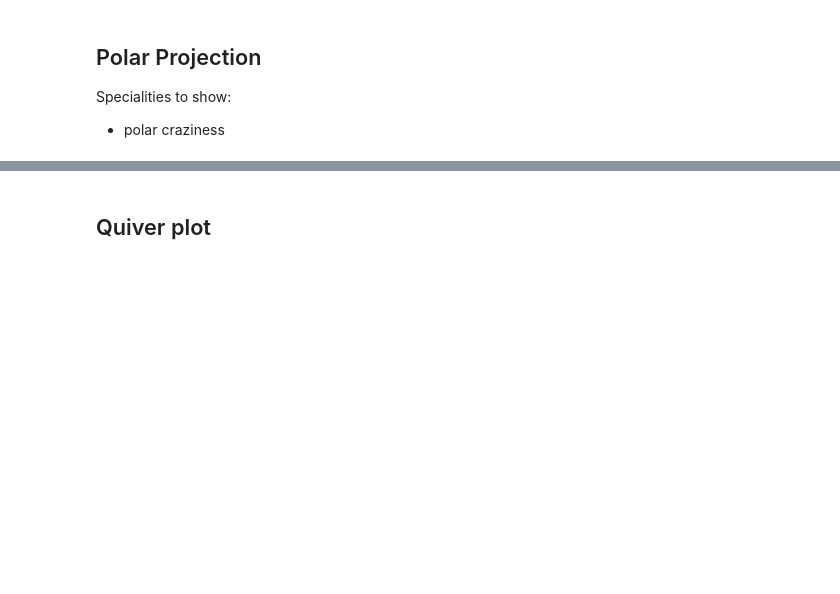
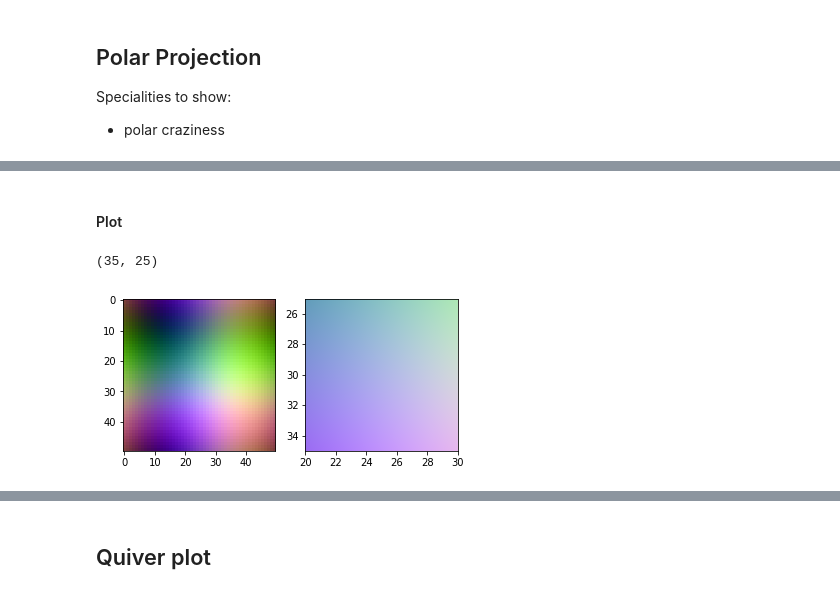
Before and after one commit to jhaux/master_pflichtseminar, a Jupyter notebook: notebooks/03 More Examples.ipynb, the cells around one changed output, grey strips where cells are left out. Cells and saved outputs as stored; diff of their text form; code cells hidden in the pictures; blank space fills up the shorter version.

```diff
--- a/notebooks/03 More Examples.ipynb
+++ b/notebooks/03 More Examples.ipynb
@@ -107,0 +147,26 @@ Specialities to show:
+# %%
+def vector_data(x, y):
+    a = np.sin(x) + np.sin(y)
+    b = np.cos(x) + np.sin(y)
+    c = np.sin(x) + np.cos(y)
+
+    return np.array([a,b,c]).T
+# %%
+X, Y = np.meshgrid(np.linspace(-np.pi, np.pi), np.linspace(-np.pi, np.pi))
+Z1 = vector_data(X, Y)
+Z1 -= Z1.min()
+Z1 /= Z1.max()
+Z2 = Z1[..., 1]
+# %% [markdown]
+#### Plot
+# %%
+fig, (ax1, ax2) = plt.subplots(1,2)
+
+ip = 'bicubic'
+ax1.imshow(Z1)
+ax2.imshow(Z1, interpolation=ip)
+ax2.set_xlim(20, 30)
+ax2.set_ylim(35, 25)
+# %% [output]
+(35, 25)
+[figure, added]
```
Also changed, not shown: parts of 29 cells of this notebook, 10 other files.
